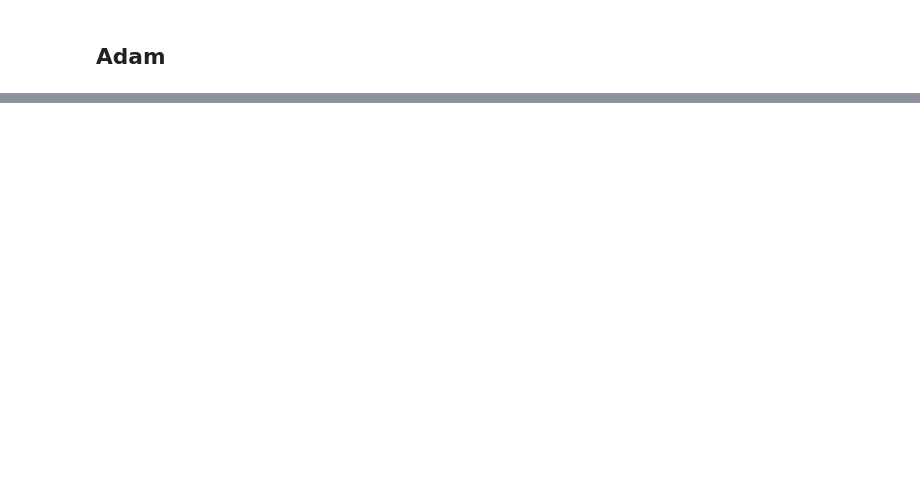
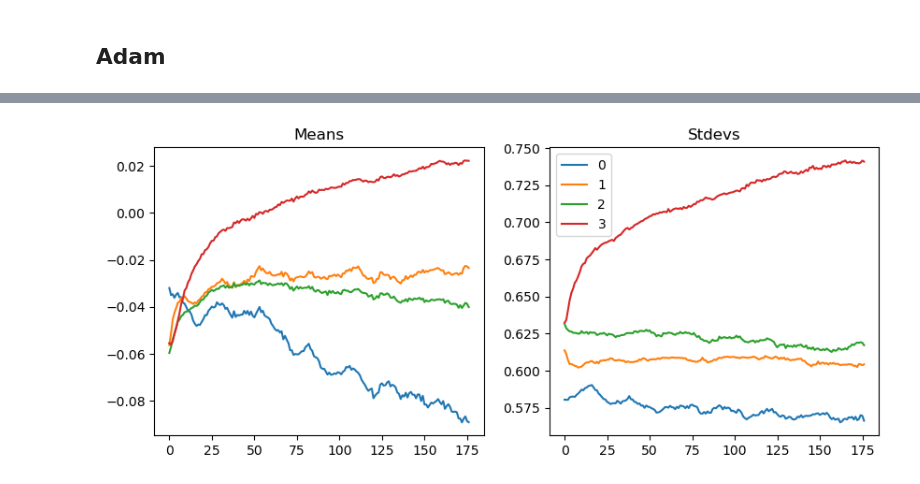
Before and after one commit to bachaudhry/FastAI-22-23, a Jupyter notebook: course_part_2/12_accelerated_SGD.ipynb, the cells around one changed output, grey strips where cells are left out. Saved outputs shown, nothing was run; the diff lists cells and outputs as text; code cells hidden in the pictures; blank space fills up the shorter version.

```diff
--- a/course_part_2/12_accelerated_SGD.ipynb
+++ b/course_part_2/12_accelerated_SGD.ipynb
@@ -185,0 +269,4 @@ learn.fit(3)
+# %%
+astats.plot_stats()
+# %% [output]
+[figure, added]
```
Also changed, not shown: parts of 20 cells of this notebook.
